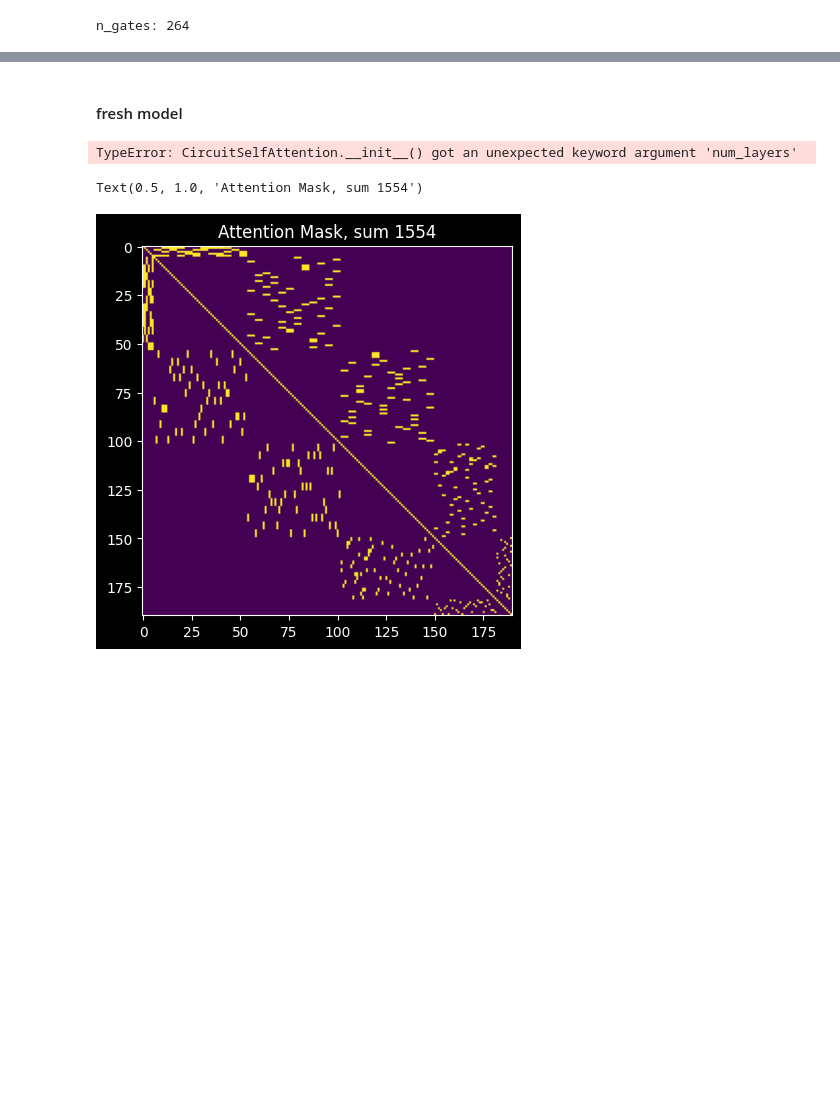
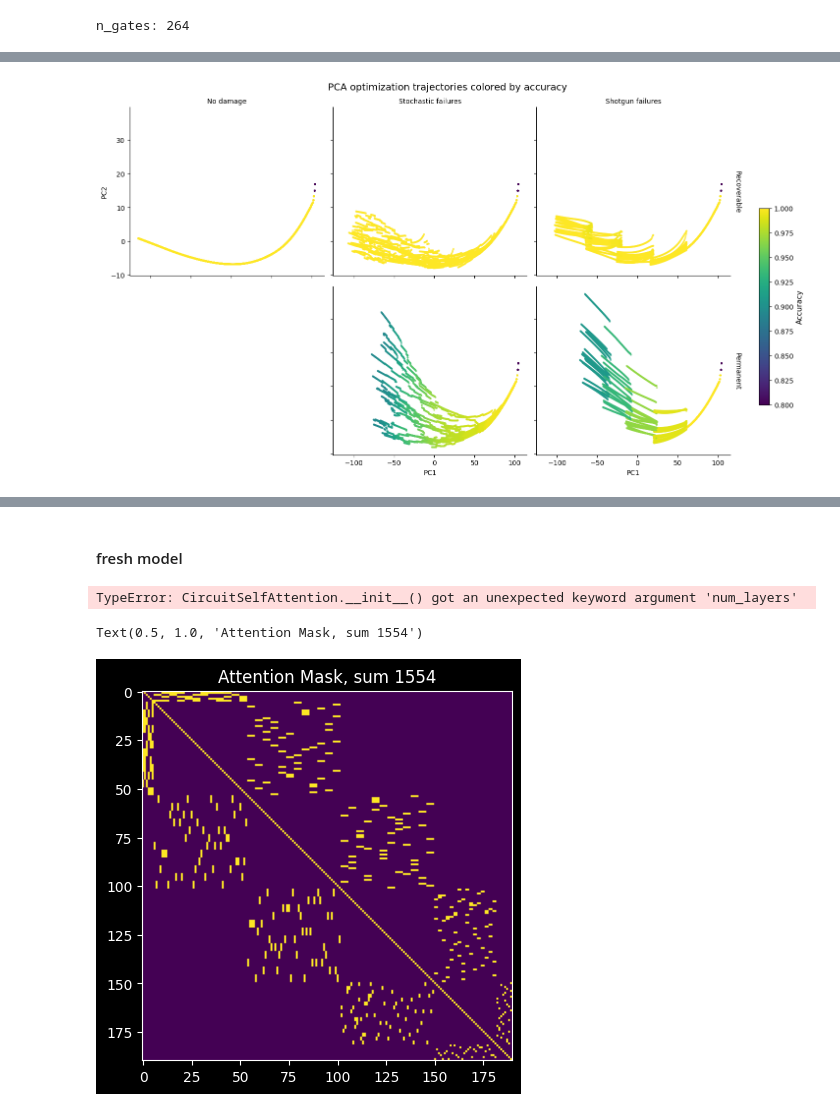
Before and after one commit to GabrielBena/boolean_nca_cc, a Jupyter notebook: random_boolean_nets.ipynb, the cells around one changed output, grey strips where cells are left out. Saved outputs shown, nothing was run; the diff lists cells and outputs as text; code cells hidden in the pictures; blank space fills up the shorter version.

```diff
--- a/random_boolean_nets.ipynb
+++ b/random_boolean_nets.ipynb
@@ -1274,0 +1480,33 @@ plt.show()
+# %%
+# --- C) Color by acc ---
+
+v_min, v_max = 0.8, 1.0
+hue_norm = mcolors.LogNorm(vmin=v_min, vmax=v_max)
+g = sns.relplot(
+    data=traj_df,
+    x="PC1",
+    y="PC2",
+    hue="hard_accuracy",
+    col="damage_label",
+    row="permanent_label",
+    palette="viridis",
+    kind="scatter",
+    s=8,
+    alpha=0.6,
+    edgecolor="none",
+    facet_kws={"sharex": True, "sharey": True, "margin_titles": True},
+    height=4,
+    aspect=1.2,
+    legend=False,
+    hue_norm=hue_norm,
+)
+g.set_titles(row_template="{row_name}", col_template="{col_name}")
+g.figure.suptitle("PCA optimization trajectories colored by accuracy", y=1.02, fontsize=14)
+legend_to_colorbar(
+    g, "hard_accuracy", traj_df, palette="viridis", label="Accuracy", vmin=v_min, vmax=v_max
+)
+fig = g.figure
+fig.delaxes(fig.axes[3])
+plt.show()
+# %% [output]
+[figure, added]
```
Also changed, not shown: parts of 32 cells of this notebook, 10 other files.
